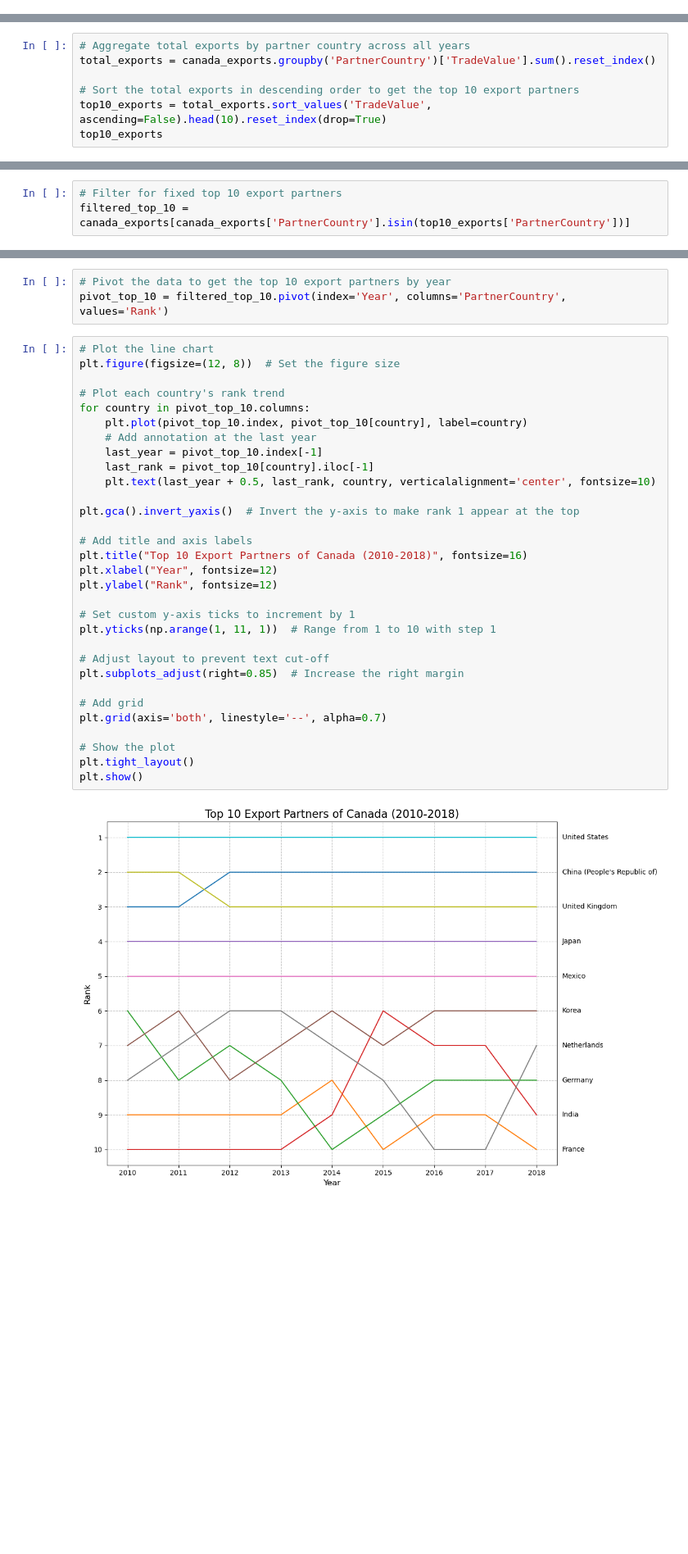
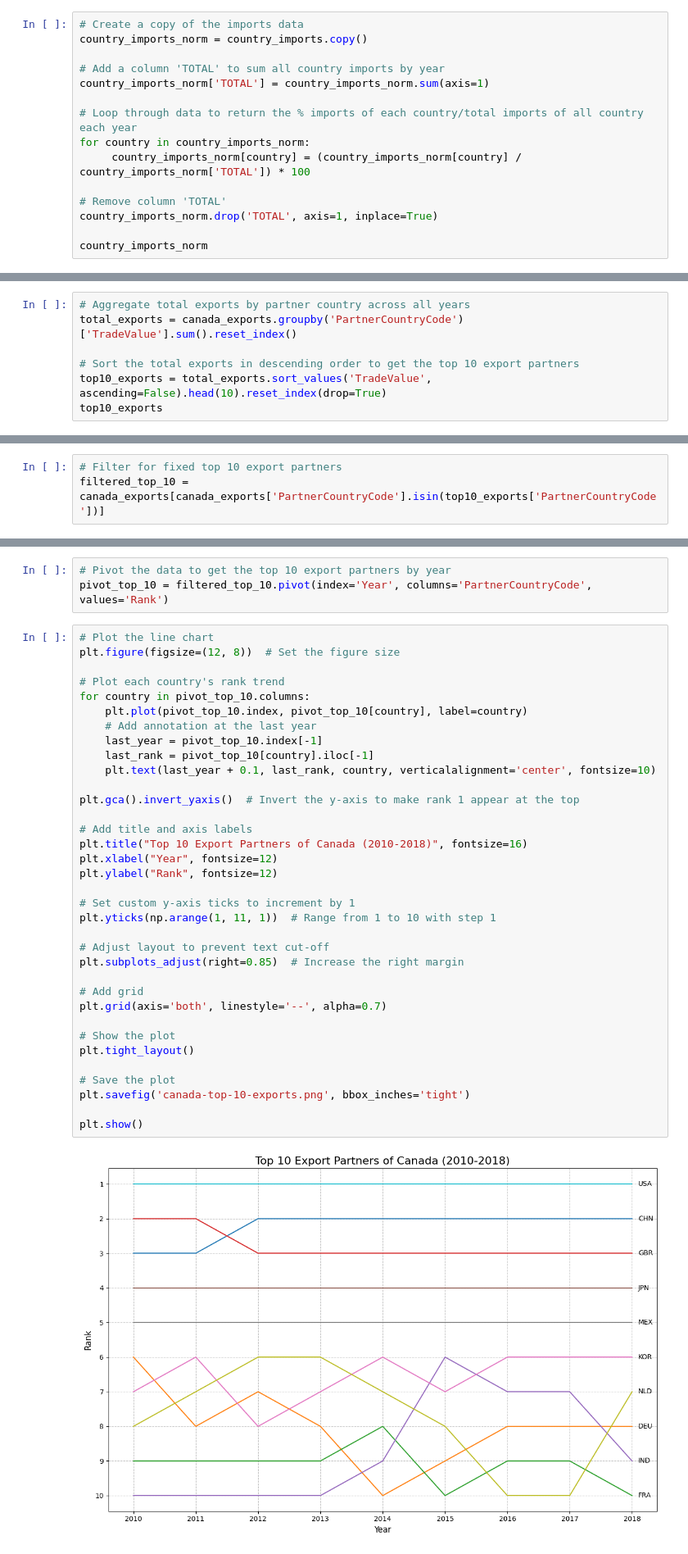
Before and after one commit to colinjia667/rsm371a3, a Jupyter notebook: A3.ipynb, the cells around one changed output, grey strips where cells are left out. Shown at 82% size. Cells and saved outputs as stored; diff of their text form; blank space fills up the shorter version.

```diff
--- a/A3.ipynb
+++ b/A3.ipynb
@@ -287,0 +529,15 @@ plt.show()
+# %%
+# Create a copy of the imports data
+country_imports_norm = country_imports.copy()
+
+# Add a column 'TOTAL' to sum all country imports by year
+country_imports_norm['TOTAL'] = country_imports_norm.sum(axis=1)
+
+# Loop through data to return the % imports of each country/total imports of all country each year
+for country in country_imports_norm:
+     country_imports_norm[country] = (country_imports_norm[country] / country_imports_norm['TOTAL']) * 100
+
+# Remove column 'TOTAL'
+country_imports_norm.drop('TOTAL', axis=1, inplace=True)
+
+country_imports_norm
@@ -292,7 +585,7 @@ plt.show()
 canada_exports = trade[(trade['Country'] == 'Canada') & (trade['TradeType'] == 'EXP')].reset_index(drop=True)
 # %%
 # Aggregate total exports by partner country across all years
-total_exports = canada_exports.groupby('PartnerCountry')['TradeValue'].sum().reset_index()
+total_exports = canada_exports.groupby('PartnerCountryCode')['TradeValue'].sum().reset_index()
 
 # Sort the total exports in descending order to get the top 10 export partners
 top10_exports = total_exports.sort_values('TradeValue', ascending=False).head(10).reset_index(drop=True)
@@ -312,46 +605,50 @@ top10_exports
 # %%
 # Filter for fixed top 10 export partners
-filtered_top_10 = canada_exports[canada_exports['PartnerCountry'].isin(top10_exports['PartnerCountry'])]
+filtered_top_10 = canada_exports[canada_exports['PartnerCountryCode'].isin(top10_exports['PartnerCountryCode'])]
 # %%
 # Rank export partners by year
 filtered_top_10 = filtered_top_10.copy()
 filtered_top_10['Rank'] = filtered_top_10.groupby('Year')['TradeValue'].rank(ascending=False).astype(int)
 # %%
 # Pivot the data to get the top 10 export partners by year
-pivot_top_10 = filtered_top_10.pivot(index='Year', columns='PartnerCountry', values='Rank')
+pivot_top_10 = filtered_top_10.pivot(index='Year', columns='PartnerCountryCode', values='Rank')
 # %%
 # Plot the line chart
 plt.figure(figsize=(12, 8))  # Set the figure size
 
 # Plot each country's rank trend
 for country in pivot_top_10.columns:
     plt.plot(pivot_top_10.index, pivot_top_10[country], label=country)
     # Add annotation at the last year
     last_year = pivot_top_10.index[-1]
     last_rank = pivot_top_10[country].iloc[-1]
-    plt.text(last_year + 0.5, last_rank, country, verticalalignment='center', fontsize=10)
+    plt.text(last_year + 0.1, last_rank, country, verticalalignment='center', fontsize=10)
 
 plt.gca().invert_yaxis()  # Invert the y-axis to make rank 1 appear at the top
 
 # Add title and axis labels
 plt.title("Top 10 Export Partners of Canada (2010-2018)", fontsize=16)
 plt.xlabel("Year", fontsize=12)
 plt.ylabel("Rank", fontsize=12)
 
 # Set custom y-axis ticks to increment by 1
 plt.yticks(np.arange(1, 11, 1))  # Range from 1 to 10 with step 1
 
 # Adjust layout to prevent text cut-off
 plt.subplots_adjust(right=0.85)  # Increase the right margin
 
 # Add grid
 plt.grid(axis='both', linestyle='--', alpha=0.7)
 
 # Show the plot
 plt.tight_layout()
+
+# Save the plot
+plt.savefig('canada-top-10-exports.png', bbox_inches='tight')
+
 plt.show()
 # %% [output]
-[figure, old version]
+[figure, new version]
 # %% [markdown]
 ### Identify Japan's Rank
 # %%
```
Also changed, not shown: parts of 26 cells of this notebook.
